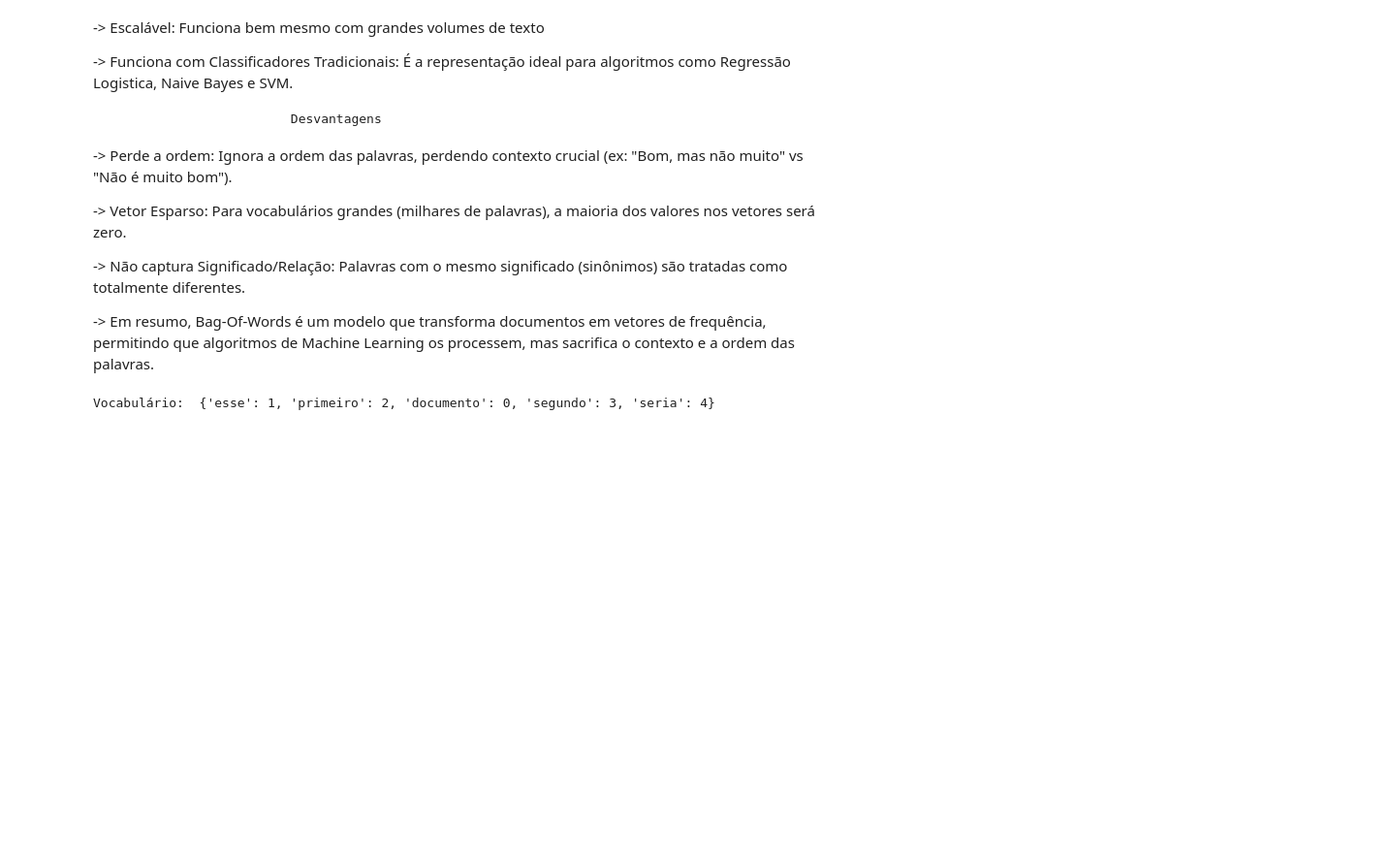
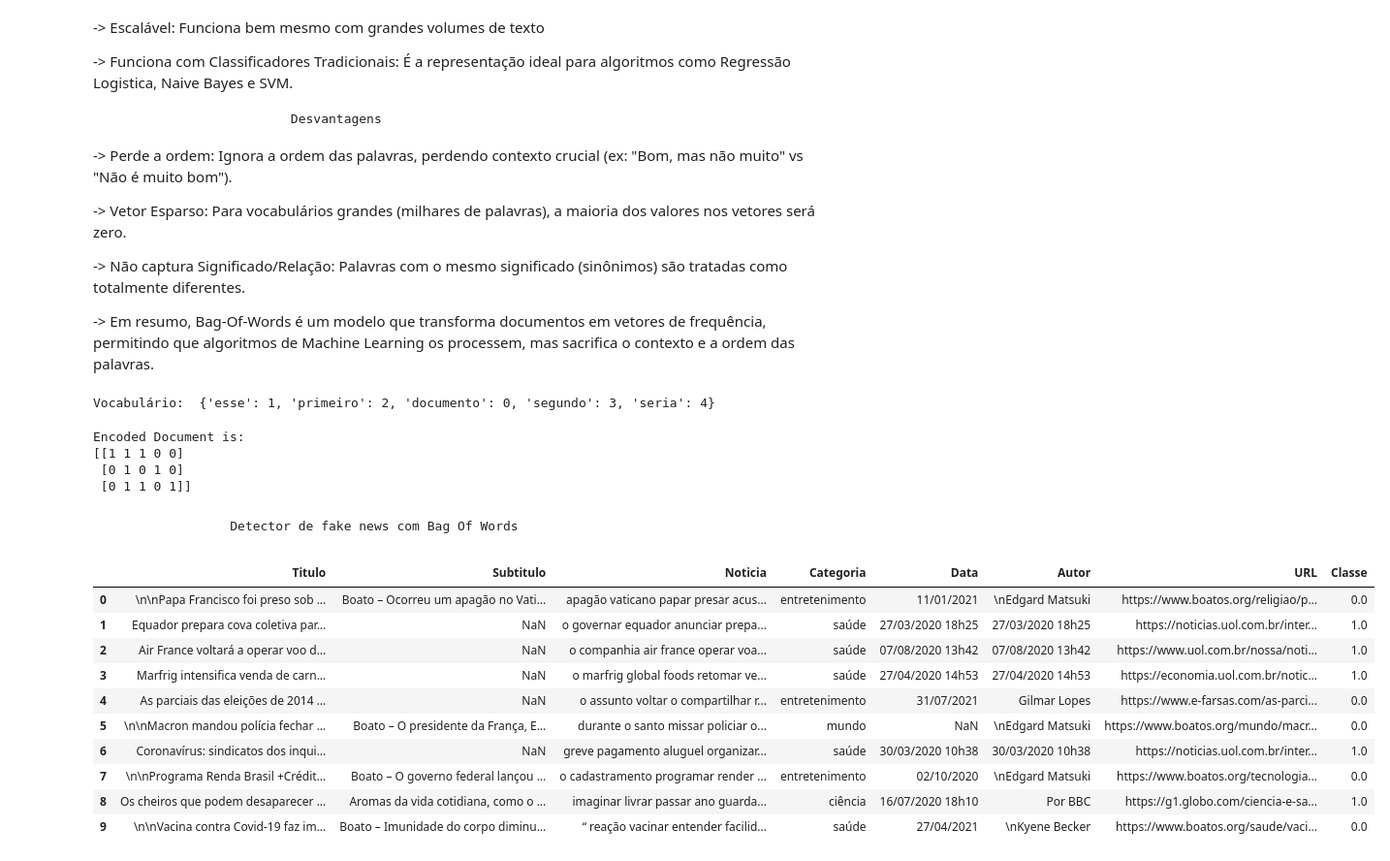
Before and after one commit to caikedomingues/curso-de-machine-learning-do-canal-universo-discreto, a Jupyter notebook: FakeNewsBagOfWords.ipynb, the cells around one changed output. Shown at 97% size. Cells and saved outputs as stored; diff of their text form; code cells hidden in the pictures; blank space fills up the shorter version.

```diff
--- a/FakeNewsBagOfWords.ipynb
+++ b/FakeNewsBagOfWords.ipynb
@@ -77,3 +77,16 @@ vectorizer.fit(corpus)
 print("Vocabulário: ", vectorizer.vocabulary_)
 # %% [output]
 Vocabulário:  {'esse': 1, 'primeiro': 2, 'documento': 0, 'segundo': 3, 'seria': 4}
+# %%
+vector = vectorizer.transform(corpus)
+
+print("Encoded Document is: ")
+
+print(vector.toarray())
+# %% [output]
+Encoded Document is:
+[[1 1 1 0 0]
+ [0 1 0 1 0]
+ [0 1 1 0 1]]
+# %% [markdown]
+                    Detector de fake news com Bag Of Words
@@ -79,0 +97,14 @@ Vocabulário:  {'esse': 1, 'primeiro': 2, 'documento': 0, 'segundo': 3, 'seria':
+# %%
+base_de_dados.head(10)
+# %% [output]
+|  | Titulo | Subtitulo | Noticia | Categoria | Data | Autor | URL | Classe |
+| 0 | \n\nPapa Francisco foi preso sob ... | Boato – Ocorreu um apagão no Vati... | apagão vaticano papar presar acus... | entretenimento | 11/01/2021 | \nEdgard Matsuki | https://www.boatos.org/religiao/p... | 0.0 |
+| 1 | Equador prepara cova coletiva par... | NaN | o governar equador anunciar prepa... | saúde | 27/03/2020 18h25 | 27/03/2020 18h25 | https://noticias.uol.com.br/inter... | 1.0 |
+| 2 | Air France voltará a operar voo d... | NaN | o companhia air france operar voa... | saúde | 07/08/2020 13h42 | 07/08/2020 13h42 | https://www.uol.com.br/nossa/noti... | 1.0 |
+| 3 | Marfrig intensifica venda de carn... | NaN | o marfrig global foods retomar ve... | saúde | 27/04/2020 14h53 | 27/04/2020 14h53 | https://economia.uol.com.br/notic... | 1.0 |
+| 4 | As parciais das eleições de 2014 ... | NaN | o assunto voltar o compartilhar r... | entretenimento | 31/07/2021 | Gilmar Lopes | https://www.e-farsas.com/as-parci... | 0.0 |
+| 5 | \n\nMacron mandou polícia fechar ... | Boato – O presidente da França, E... | durante o santo missar policiar o... | mundo | NaN | \nEdgard Matsuki | https://www.boatos.org/mundo/macr... | 0.0 |
+| 6 | Coronavírus: sindicatos dos inqui... | NaN | greve pagamento aluguel organizar... | saúde | 30/03/2020 10h38 | 30/03/2020 10h38 | https://noticias.uol.com.br/inter... | 1.0 |
+| 7 | \n\nPrograma Renda Brasil +Crédit... | Boato – O governo federal lançou ... | o cadastramento programar render ... | entretenimento | 02/10/2020 | \nEdgard Matsuki | https://www.boatos.org/tecnologia... | 0.0 |
+| 8 | Os cheiros que podem desaparecer ... | Aromas da vida cotidiana, como o ... | imaginar livrar passar ano guarda... | ciência | 16/07/2020 18h10 | Por BBC | https://g1.globo.com/ciencia-e-sa... | 1.0 |
+| 9 | \n\nVacina contra Covid-19 faz im... | Boato – Imunidade do corpo diminu... | “ reação vacinar entender facilid... | saúde | 27/04/2021 | \nKyene Becker | https://www.boatos.org/saude/vaci... | 0.0 |
```
Also changed, not shown: parts of 20 cells of this notebook, 2 other files.
